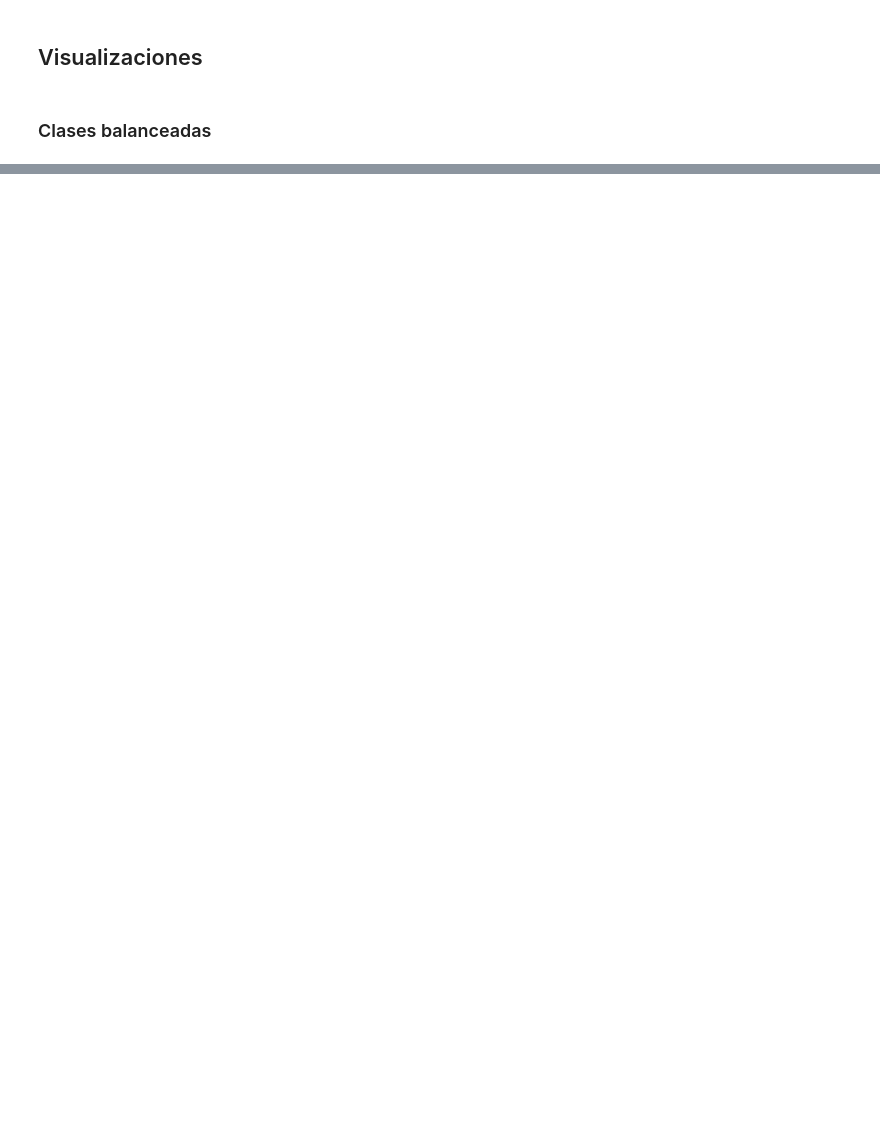
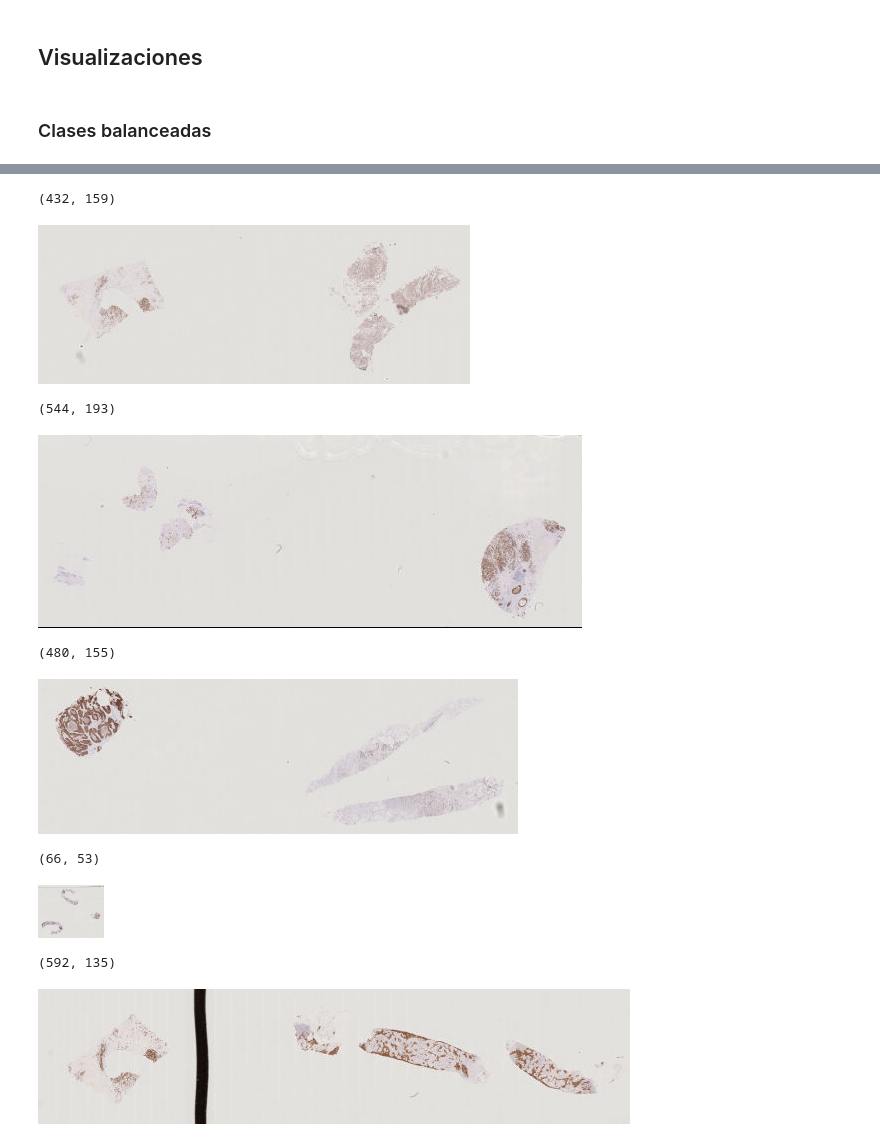
Before and after one commit to sborquez/her2bdl, a Jupyter notebook: notebooks/Exploratory Data Analysis.ipynb, the cells around one changed output, grey strips where cells are left out. Saved outputs shown, nothing was run; the diff lists cells and outputs as text; code cells hidden in the pictures; blank space fills up the shorter version.

```diff
--- a/notebooks/Exploratory Data Analysis.ipynb
+++ b/notebooks/Exploratory Data Analysis.ipynb
@@ -166,0 +175,7 @@ display_class_distribution(test, dataset_name="Testing")
+# %%
+samples = train_dataset.sample(5)
+wsi_images = []
+for _,sample in samples.iterrows():
+    wsi_images.append(open_wsi(sample["source"], sample["CaseNo"],sample["image_her2"]))
+her2_wsi = open_wsi(sample["source"], sample["CaseNo"],sample["image_her2"])
+describe_wsi(her2_wsi)
@@ -166,0 +198,16 @@ display_class_distribution(test, dataset_name="Testing")
+# %%
+for her2_wsi in wsi_images:
+    size = her2_wsi.level_dimensions[-1]
+    display(size)
+    display(her2_wsi.get_thumbnail(size))
+# %% [output]
+(432, 159)
+[figure, added]
+(544, 193)
+[figure, added]
+(480, 155)
+[figure, added]
+(66, 53)
+[figure, added]
+(592, 135)
+[figure, added]
```
Also changed, not shown: parts of 19 cells of this notebook, 22 other files.
